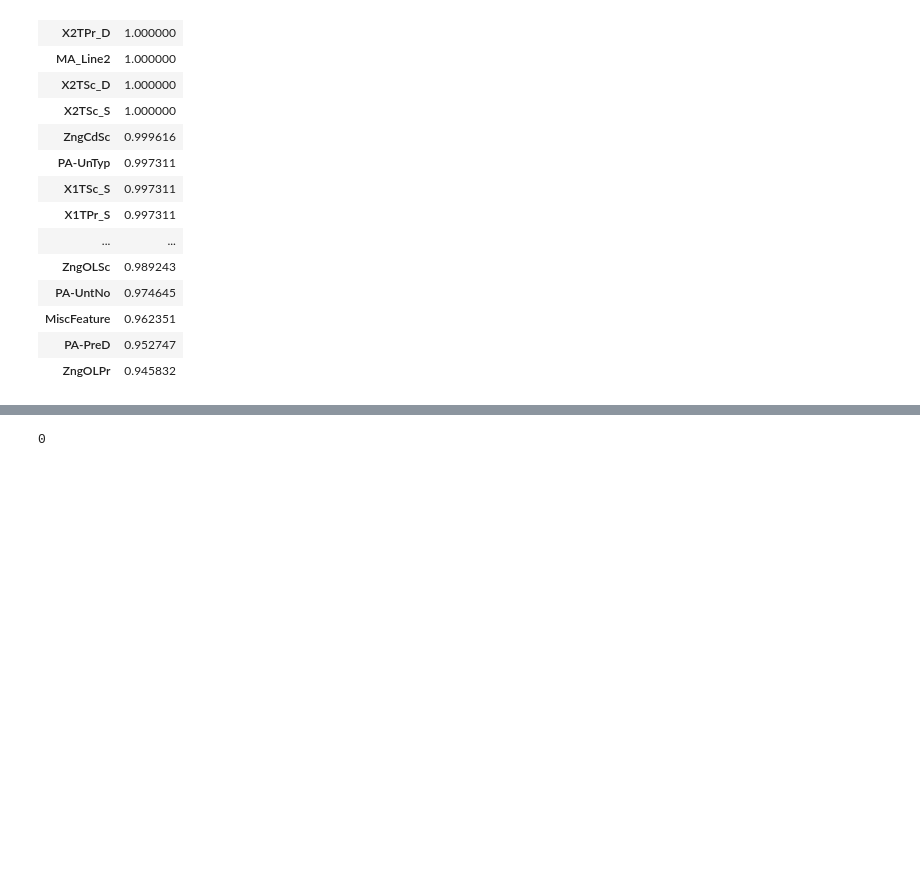
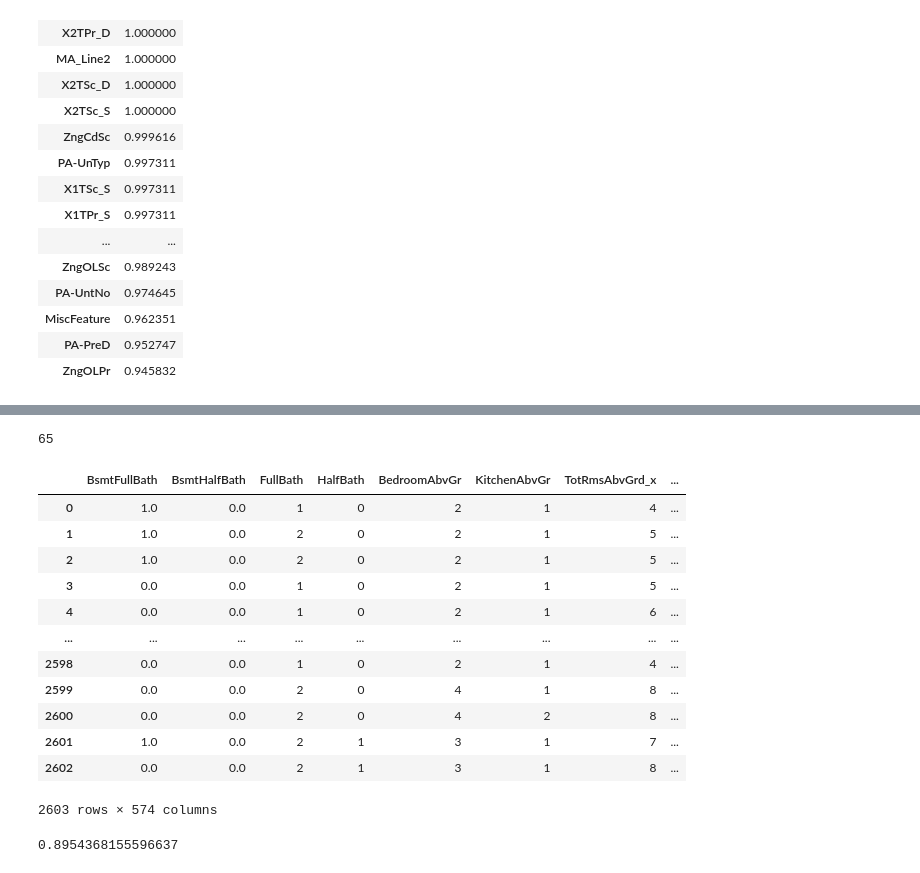
Before and after one commit to axpinkerton/proj3, a Jupyter notebook: cleanup.ipynb, the cells around one changed output, grey strips where cells are left out. Drawn from its saved outputs; the diff is of its cells as text; code cells hidden in the pictures; blank space fills up the shorter version.

```diff
--- a/cleanup.ipynb
+++ b/cleanup.ipynb
@@ -146,7 +259,59 @@ choices = ['chi2', 'f_test', 'mutual_info']
+# %%
+# from sklearn.feature_selection import chi2
+# from sklearn.feature_selection import SelectKBest
+# from sklearn.linear_model import LinearRegression
+# model = LinearRegression()
+# model.fit(X2,y)
+
+# selector = SelectKBest(chi2, k=50).fit(X2,y)
+# x_new = selector.transform(X2) # not needed to get the score
+# selector.scores_
+# lst_sig = sorted(list(zip(selector.pvalues_, X2.columns)))
+# sig = [x[0]<.05 for x in lst_sig]
+# sig_lst=[]
+# def is_sig(lst):
+#     for elem in lst:
+#         if elem[0]<.05:
+#             sig_lst.append(elem)
+# is_sig(lst_sig)
+
+# sig_lst
+
+clean_df =  both[categ+ nonlin + lin + date_tm + numers] ## 65 nulls
+# clean_df = clean_df.fillna(0)
+y1 = both['SalePrice_x']
+y2 = both['SpSf']
+pd.concat()
+# %% [output]
+65
+# %%
+# clean_df_test =
+df1 = both[nonlin + lin + date_tm + numers]
+df2 = pd.get_dummies(both[categ],drop_first=True)
+df3 = pd.concat([df1,df2],axis=1)
+df3
+# clean_df_test.fillna(0)
+# %% [output]
+|  | BsmtFullBath | BsmtHalfBath | FullBath | HalfBath | BedroomAbvGr | KitchenAbvGr | TotRmsAbvGrd_x | ... |
+| 0 | 1.0 | 0.0 | 1 | 0 | 2 | 1 | 4 | ... |
+| 1 | 1.0 | 0.0 | 2 | 0 | 2 | 1 | 5 | ... |
+| 2 | 1.0 | 0.0 | 2 | 0 | 2 | 1 | 5 | ... |
+| 3 | 0.0 | 0.0 | 1 | 0 | 2 | 1 | 5 | ... |
+| 4 | 0.0 | 0.0 | 1 | 0 | 2 | 1 | 6 | ... |
+| ... | ... | ... | ... | ... | ... | ... | ... | ... |
+| 2598 | 0.0 | 0.0 | 1 | 0 | 2 | 1 | 4 | ... |
+| 2599 | 0.0 | 0.0 | 2 | 0 | 4 | 1 | 8 | ... |
+| 2600 | 0.0 | 0.0 | 2 | 0 | 4 | 2 | 8 | ... |
+| 2601 | 1.0 | 0.0 | 2 | 1 | 3 | 1 | 7 | ... |
+| 2602 | 0.0 | 0.0 | 2 | 1 | 3 | 1 | 8 | ... |
+2603 rows × 574 columns
+# %%
+from sklearn.linear_model import LinearRegression
+model = LinearRegression()
+model.fit(df3.fillna(0),y2.fillna(0))
+model.score(df3.fillna(0),y2.fillna(0))
+# %% [output]
+0.8954368155596637
 # %%
 # both[clean_X].replace(np.nan,0,inplace=True)
 both[clean_X] = both[clean_X].replace(np.nan,0)
-# %%
-both[clean_X].isnull().any().sum()
-# %% [output]
-0
```
Also changed, not shown: parts of 30 cells of this notebook.
